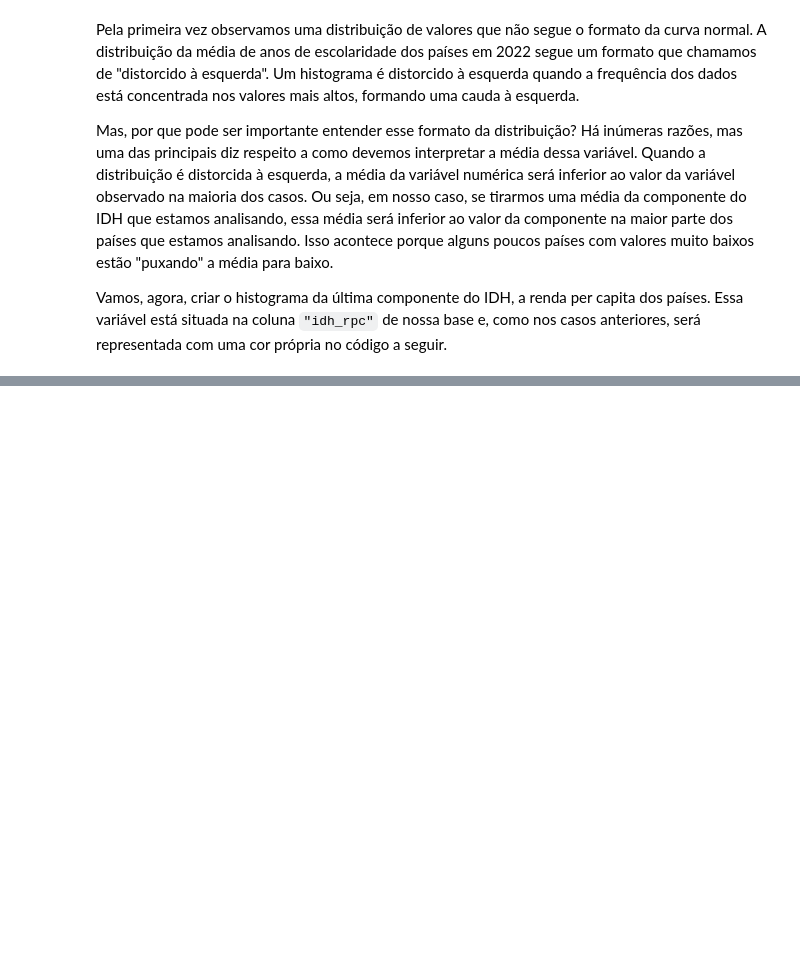
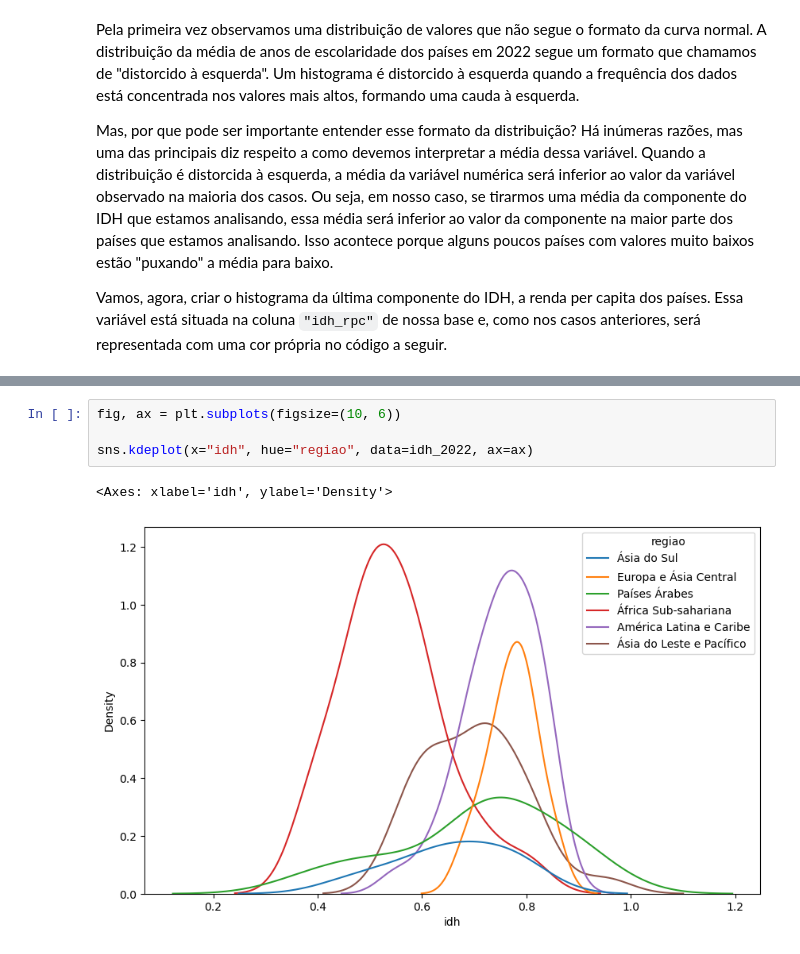
Before and after one commit to lthevenard/curso_prog, a Jupyter notebook: assets/_hidden/aula4.ipynb, the cells around one changed output, grey strips where cells are left out. Drawn from its saved outputs; the diff is of its cells as text; blank space fills up the shorter version.

```diff
--- a/assets/_hidden/aula4.ipynb
+++ b/assets/_hidden/aula4.ipynb
@@ -145,3 +149,10 @@ sns.histplot(x="idh_rpc", color="darkkhaki", data=idh_2022)
 # %% [output]
 <Axes: xlabel='idh_rpc', ylabel='Count'>
 [figure]
+# %%
+fig, ax = plt.subplots(figsize=(10, 6))
+
+sns.kdeplot(x="idh", hue="regiao", data=idh_2022, ax=ax)
+# %% [output]
+<Axes: xlabel='idh', ylabel='Density'>
+[figure, added]
```
Also changed, not shown: parts of 2 cells of this notebook.
